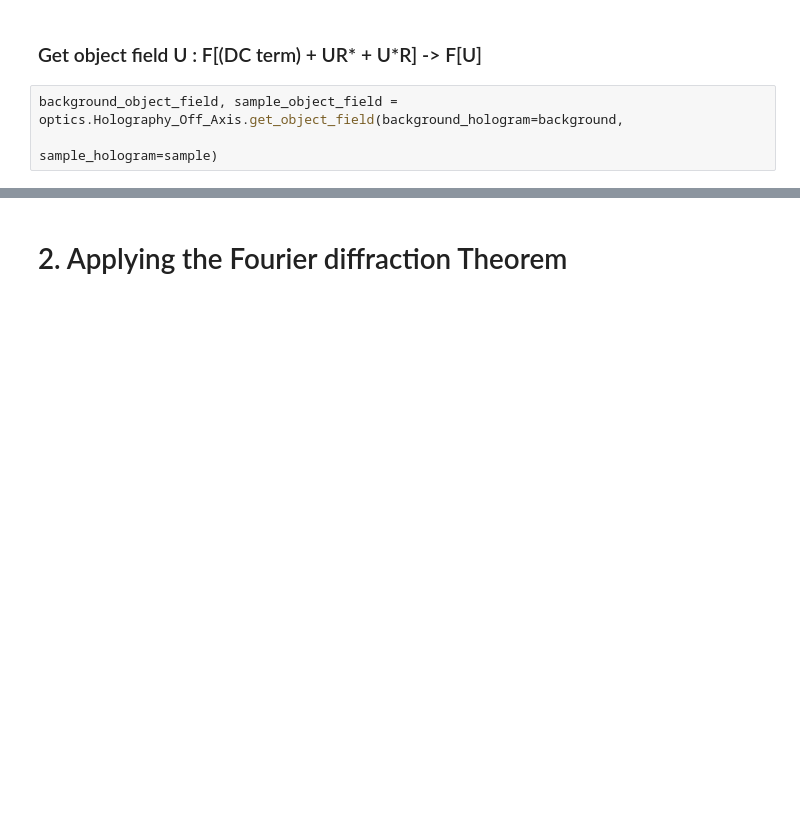
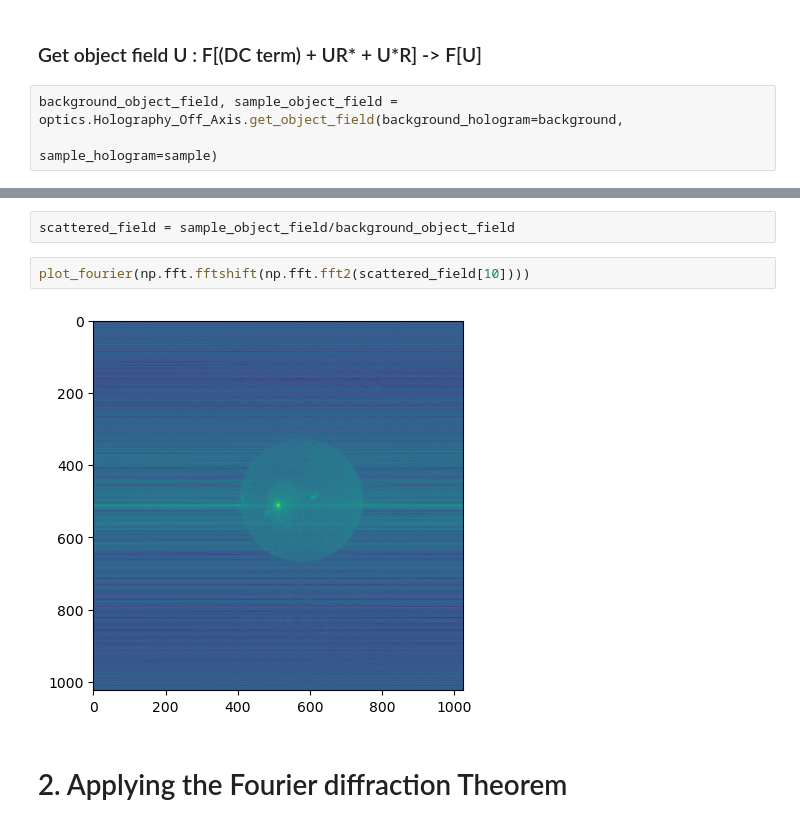
Before and after one commit to rkka02/inverse_solver_v0, a Jupyter notebook: ri_recon.ipynb, the cells around one changed output, grey strips where cells are left out. Drawn from its saved outputs; the diff is of its cells as text; blank space fills up the shorter version.

```diff
--- a/ri_recon.ipynb
+++ b/ri_recon.ipynb
@@ -111,3 +83,9 @@ plt.imshow(np.angle(np.fft.ifft2(total_field_fourier[40])))
+# %%
+scattered_field = sample_object_field/background_object_field
+# %%
+plot_fourier(np.fft.fftshift(np.fft.fft2(scattered_field[10])))
+# %% [output]
+[figure, added]
 # %% [markdown]
 <h1> 2. Applying the Fourier diffraction Theorem </h3>
 # %%
```
Also changed, not shown: parts of 14 cells of this notebook, 2 other files.
